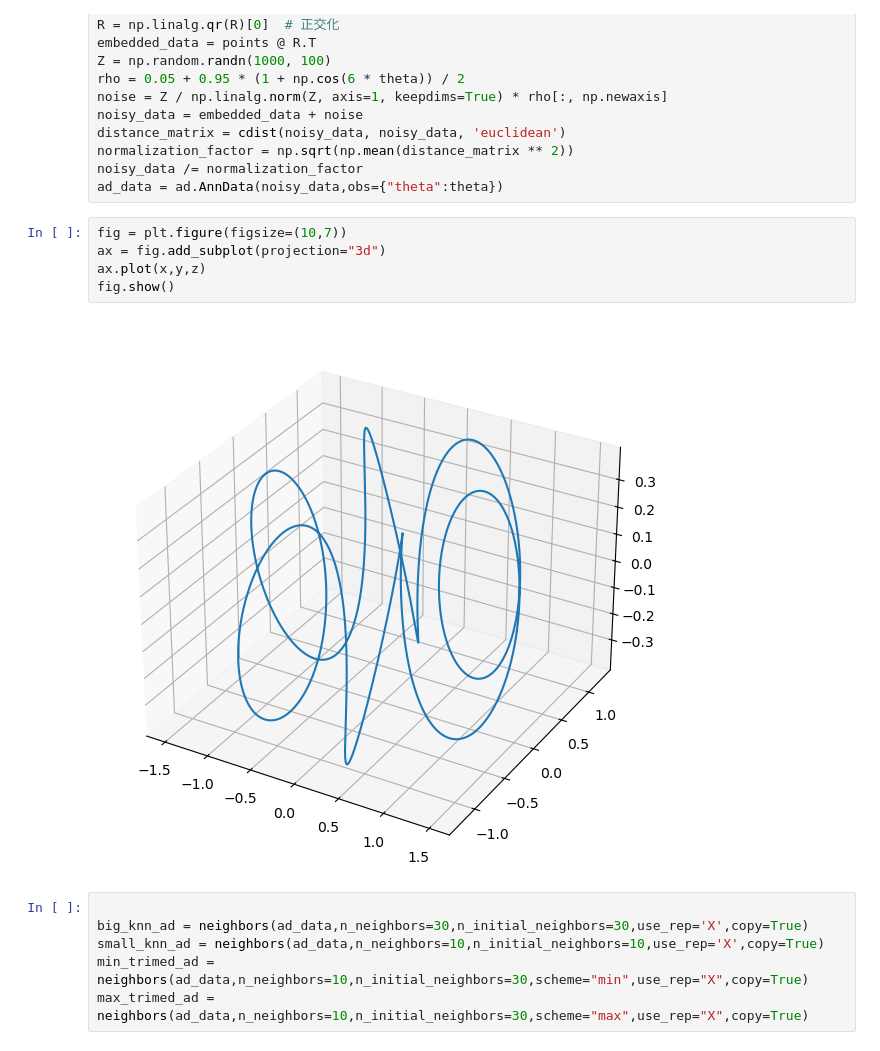
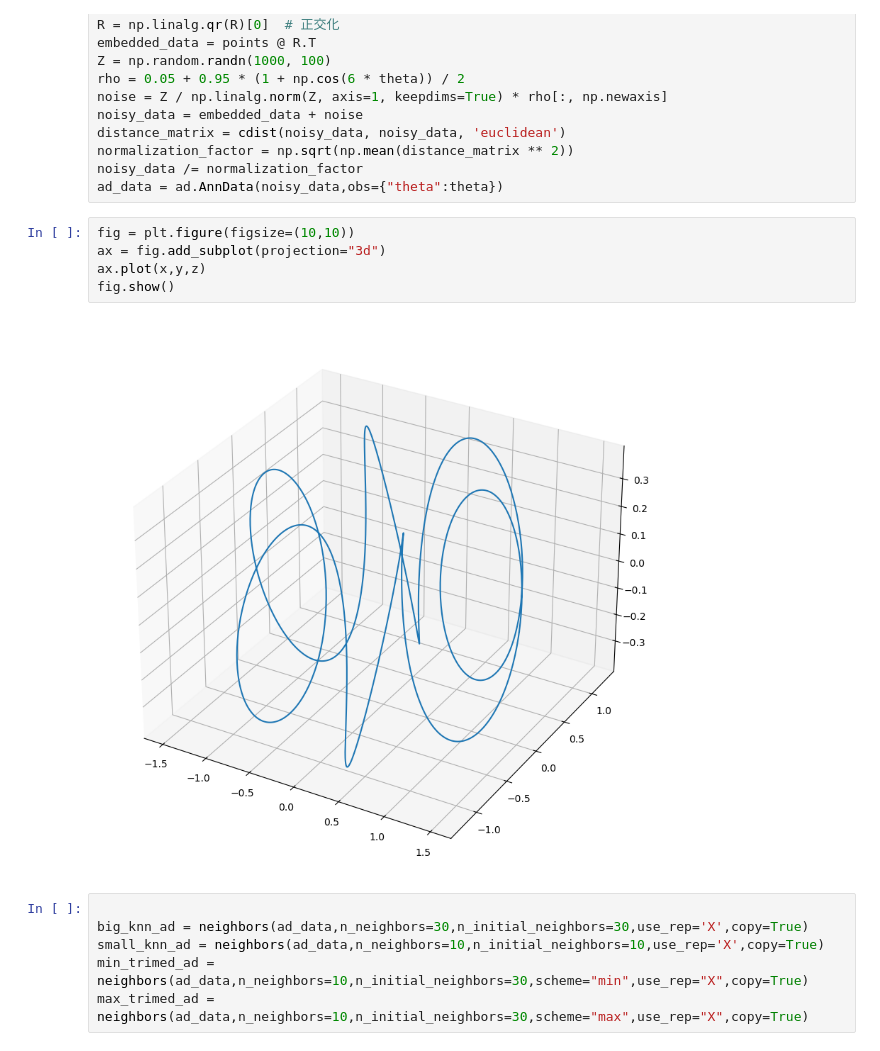
Before and after one commit to michaelGuo1204/ProjectsComBio, a Jupyter notebook: Experiments/ClosedSpiral.ipynb, the cells around one changed output. Drawn from its saved outputs; the diff is of its cells as text.

```diff
--- a/Experiments/ClosedSpiral.ipynb
+++ b/Experiments/ClosedSpiral.ipynb
@@ -25,12 +25,12 @@ normalization_factor = np.sqrt(np.mean(distance_matrix ** 2))
 noisy_data /= normalization_factor
 ad_data = ad.AnnData(noisy_data,obs={"theta":theta})
 # %%
-fig = plt.figure(figsize=(10,7))
+fig = plt.figure(figsize=(10,10))
 ax = fig.add_subplot(projection="3d")
 ax.plot(x,y,z)
 fig.show()
 # %% [output]
-[figure, old version]
+[figure, new version]
 # %%
 
 big_knn_ad = neighbors(ad_data,n_neighbors=30,n_initial_neighbors=30,use_rep='X',copy=True)
```
Also changed, not shown: parts of 2 cells of this notebook, 26 other files.
